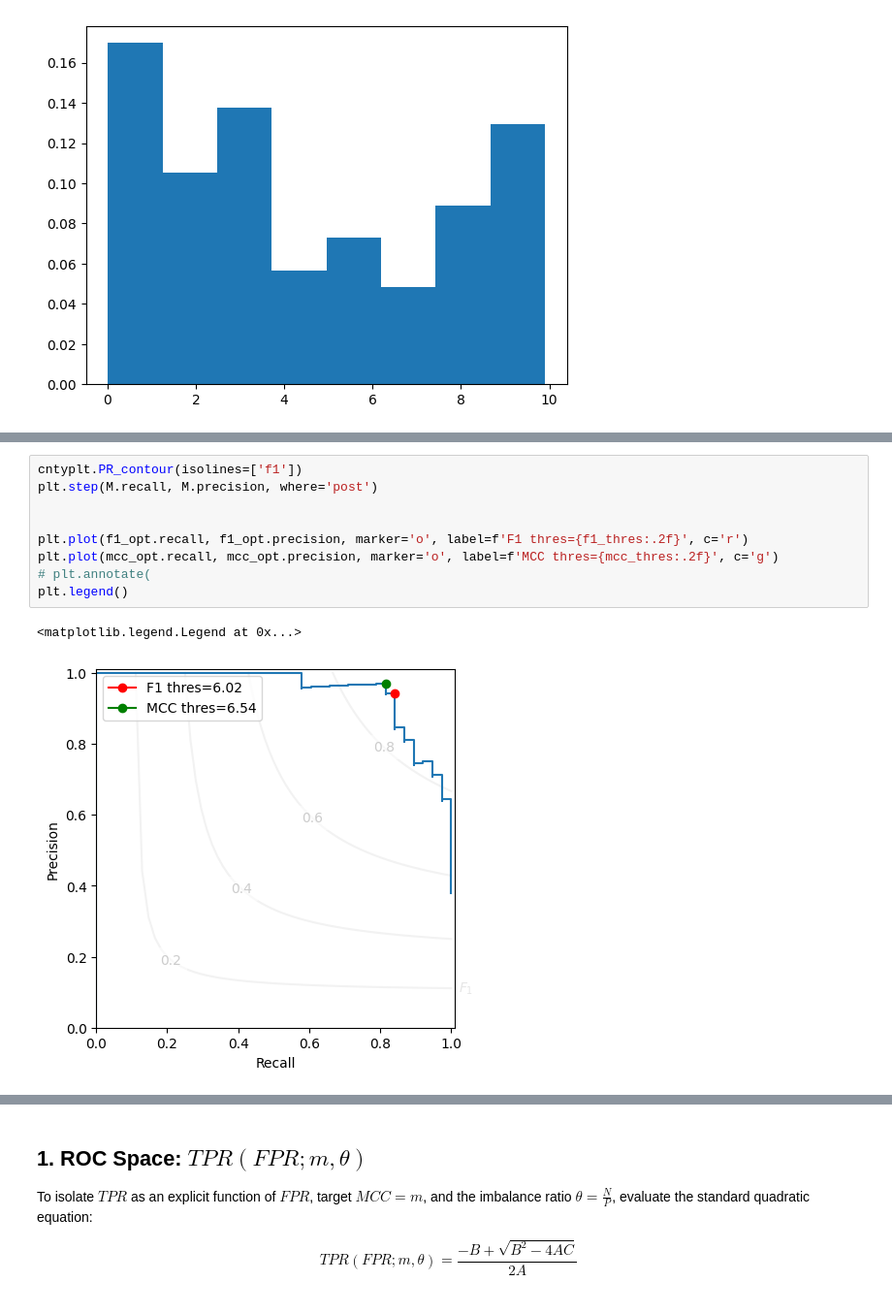
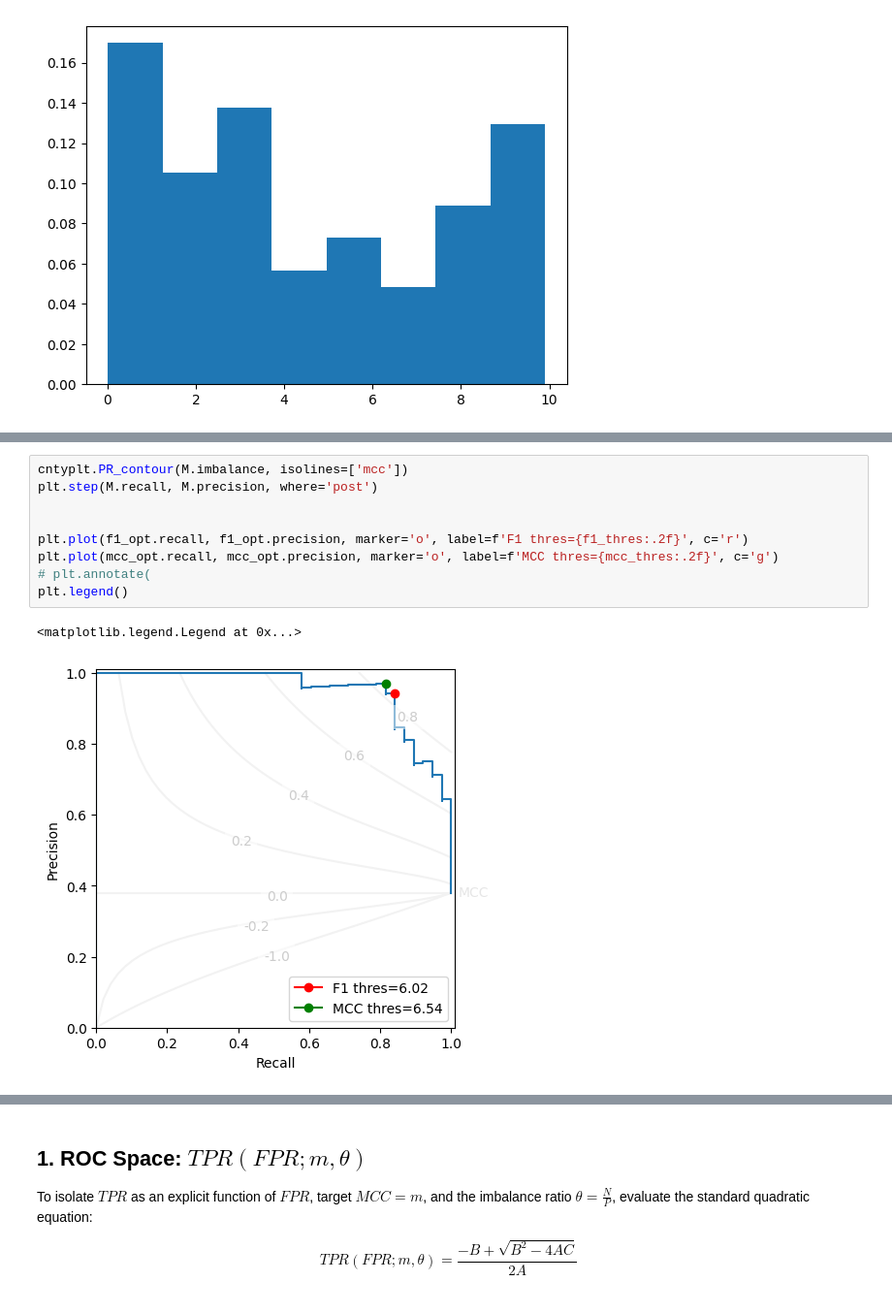
Before and after one commit to rtbs-dev/Contingency, a Jupyter notebook: examples/roc.ipynb, the cells around one changed output, grey strips where cells are left out. Shown at 97% size. Drawn from its saved outputs; the diff is of its cells as text.

```diff
--- a/examples/roc.ipynb
+++ b/examples/roc.ipynb
@@ -45,13 +45,13 @@ plt.legend()
 # %%
-cntyplt.PR_contour(isolines=['f1'])
+cntyplt.PR_contour(M.imbalance, isolines=['mcc'])
 plt.step(M.recall, M.precision, where='post')
 
 
 plt.plot(f1_opt.recall, f1_opt.precision, marker='o', label=f'F1 thres={f1_thres:.2f}', c='r')
 plt.plot(mcc_opt.recall, mcc_opt.precision, marker='o', label=f'MCC thres={mcc_thres:.2f}', c='g')
 # plt.annotate(
 plt.legend()
 # %% [output]
 <matplotlib.legend.Legend at 0x...>
-[figure, old version]
+[figure, new version]
 # %%
```
Also changed, not shown: parts of 5 cells of this notebook, 1 other file.
